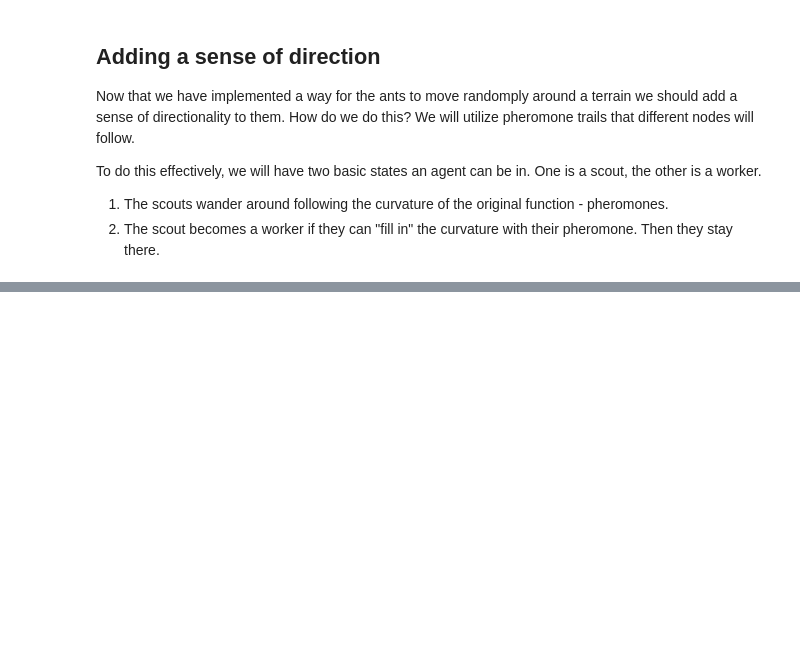
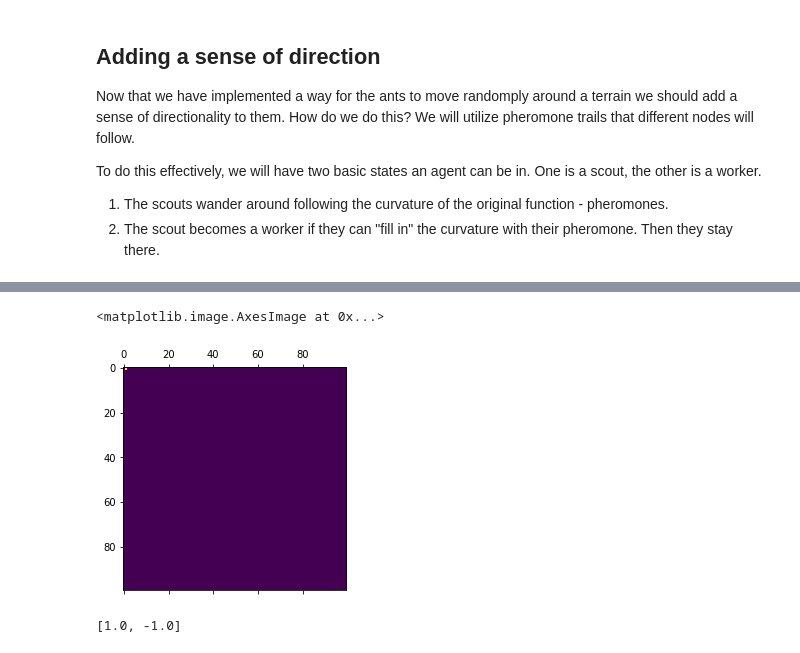
Before and after one commit to PanosEconomou/Ant-Optimization, a Jupyter notebook: 2.Code/1.Simple_Pathfinding/ACO.ipynb, the cells around one changed output, grey strips where cells are left out. Drawn from its saved outputs; the diff is of its cells as text; code cells hidden in the pictures; blank space fills up the shorter version.

```diff
--- a/2.Code/1.Simple_Pathfinding/ACO.ipynb
+++ b/2.Code/1.Simple_Pathfinding/ACO.ipynb
@@ -315,0 +520,13 @@ x[tuple(y)]
+# %%
+A = field.get_pheromones(max_time,1)
+np.where(A!=0)
+plt.matshow(A)
+# %% [output]
+<matplotlib.image.AxesImage at 0x...>
+[figure, added]
+# %%
+x = np.array([-2,1])
+bounds = np.array([[-1,1],[0,0.1]])
+[np.sign(bi.mean() - xi) if (xi-bi[0])*(xi-bi[1]) >0 else 0 for xi,bi in zip(x,bounds)]
+# %% [output]
+[1.0, -1.0]
```
Also changed, not shown: parts of 8 cells of this notebook, 11 other files.
